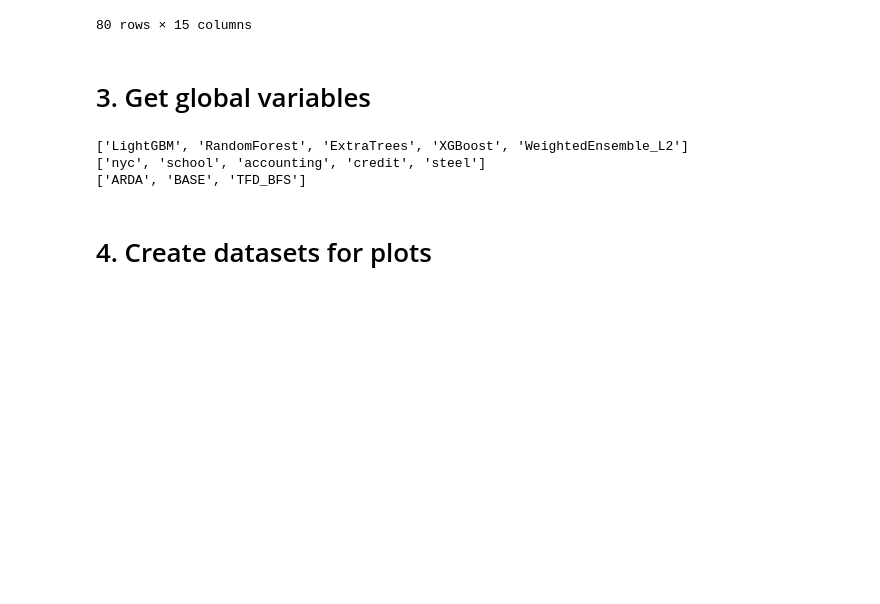
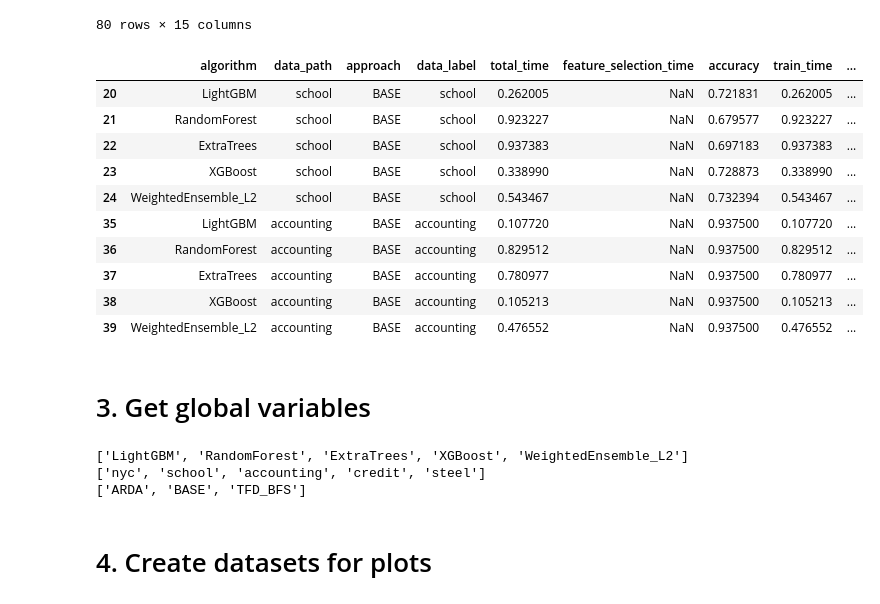
Before and after one commit to delftdata/autofeat, a Jupyter notebook: Visualisations-May.ipynb, the cells around one changed output. Cells and saved outputs as stored; diff of their text form; code cells hidden in the pictures; blank space fills up the shorter version.

```diff
--- a/Visualisations-May.ipynb
+++ b/Visualisations-May.ipynb
@@ -149,6 +149,24 @@ dataframe
 | 78 | XGBoost | table10.csv--V3-table2.csv | TFD_BFS | steel | 67.361522 | 67.031641 | 0.868167 | 0.329881 | ... |
 | 79 | WeightedEnsemble_L2 | table10.csv--V3-table2.csv | TFD_BFS | steel | 67.499011 | 67.031641 | 0.868167 | 0.467370 | ... |
 80 rows × 15 columns
+# %%
+res = dataframe.loc[dataframe['number_features_importance'] != dataframe["number_join_path_features"]]
+
+res
+# print(res['feature_importance'])
+# print(res['join_path_features'])
+# %% [output]
+|  | algorithm | data_path | approach | data_label | total_time | feature_selection_time | accuracy | train_time | ... |
+| 20 | LightGBM | school | BASE | school | 0.262005 | NaN | 0.721831 | 0.262005 | ... |
+| 21 | RandomForest | school | BASE | school | 0.923227 | NaN | 0.679577 | 0.923227 | ... |
+| 22 | ExtraTrees | school | BASE | school | 0.937383 | NaN | 0.697183 | 0.937383 | ... |
+| 23 | XGBoost | school | BASE | school | 0.338990 | NaN | 0.728873 | 0.338990 | ... |
+| 24 | WeightedEnsemble_L2 | school | BASE | school | 0.543467 | NaN | 0.732394 | 0.543467 | ... |
+| 35 | LightGBM | accounting | BASE | accounting | 0.107720 | NaN | 0.937500 | 0.107720 | ... |
+| 36 | RandomForest | accounting | BASE | accounting | 0.829512 | NaN | 0.937500 | 0.829512 | ... |
+| 37 | ExtraTrees | accounting | BASE | accounting | 0.780977 | NaN | 0.937500 | 0.780977 | ... |
+| 38 | XGBoost | accounting | BASE | accounting | 0.105213 | NaN | 0.937500 | 0.105213 | ... |
+| 39 | WeightedEnsemble_L2 | accounting | BASE | accounting | 0.476552 | NaN | 0.937500 | 0.476552 | ... |
 # %% [markdown]
 # 3. Get global variables
 # %%
```
